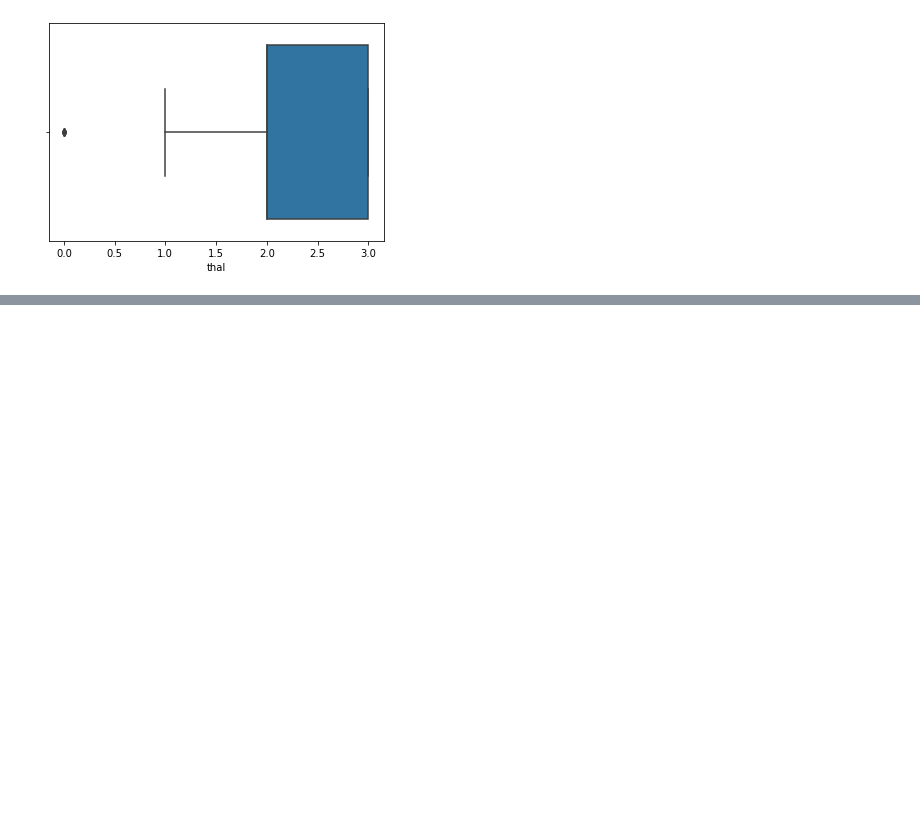
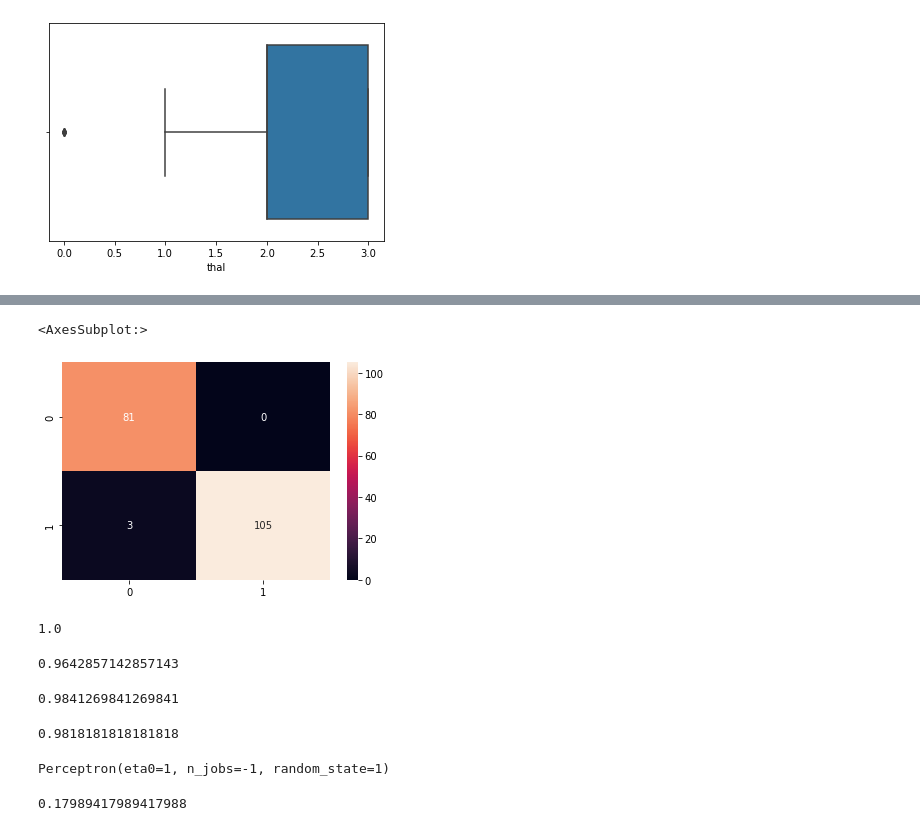
Before and after one commit to afinaldawn/SC2022-BatchB-electric-pythons, a Jupyter notebook: AICamp_Project/Model.ipynb, the cells around one changed output, grey strips where cells are left out. Cells and saved outputs as stored; diff of their text form; code cells hidden in the pictures; blank space fills up the shorter version.

```diff
--- a/AICamp_Project/Model.ipynb
+++ b/AICamp_Project/Model.ipynb
@@ -323,0 +593,6 @@ sns.boxplot(df.thal)
+# %%
+from sklearn.ensemble import RandomForestClassifier
+Forest_Model = RandomForestClassifier(n_estimators = 100, oob_score = True, n_jobs = 1, random_state = 1)
+Forest_Model.fit(x_train, y_train)
+y_hat_forest = Forest_Model.predict(x_test)
+y_hat_forest
@@ -323,0 +621,29 @@ sns.boxplot(df.thal)
+# %%
+sns.heatmap(confusion_matrix(y_test, y_hat_forest), annot=True, fmt='g')
+# %% [output]
+<AxesSubplot:>
+[figure, added]
+# %%
+#Precision
+RFPrecision = 81 / (0 + 81)
+print(RFPrecision)
+# %% [output]
+1.0
+# %%
+#Recall
+RFRecall = 81 / (3+81)
+print(RFRecall)
+# %% [output]
+0.9642857142857143
+# %%
+#Accuracy
+RFAccuracy = (81 +105) / (81 +0 + 3 + 105)
+print(RFAccuracy)
+# %% [output]
+0.9841269841269841
+# %%
+#F1
+RFF1 = (2 * RFPrecision * RFRecall) / (RFPrecision + RFRecall)
+print(RFF1)
+# %% [output]
+0.9818181818181818
@@ -323,0 +652,5 @@ sns.boxplot(df.thal)
+# %%
+my_Perceptron_Model = Perceptron(random_state=1, n_jobs = -1, eta0 = 1)
+my_Perceptron_Model.fit(x_train, y_train)
+# %% [output]
+Perceptron(eta0=1, n_jobs=-1, random_state=1)
@@ -323,0 +659,6 @@ sns.boxplot(df.thal)
+# %%
+total_squared_error_Perceptron = (np.sum((y_test - y_hat_Perceptron)**2)) #get the sum of all the errors (error = what we want (y_test) - what we predicted (y_hat))
+mean_squared_error_Perceptron = total_squared_error_Perceptron/len(y_test) #divide this by how many rows/observations we have
+print(mean_squared_error_Perceptron)
+# %% [output]
+0.17989417989417988
```
Also changed, not shown: parts of 87 cells of this notebook, 26 other files.
